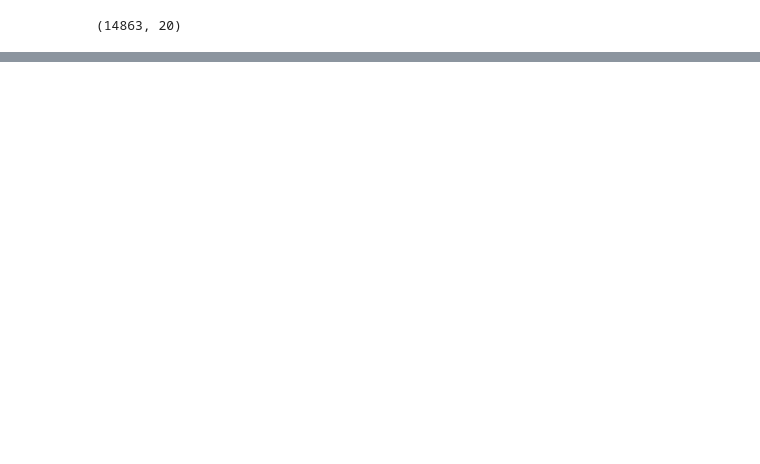
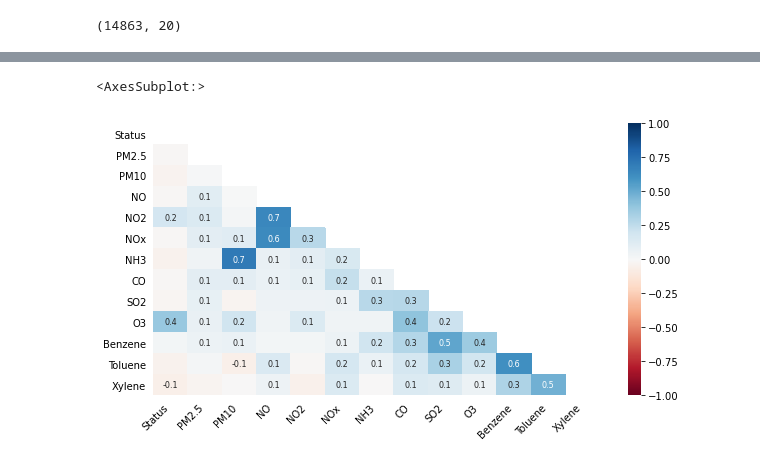
Before and after one commit to harikrish242/ICT_Main_Project, a Jupyter notebook: Air quality index predictor_main_project.ipynb, the cells around one changed output, grey strips where cells are left out. Cells and saved outputs as stored; diff of their text form; code cells hidden in the pictures; blank space fills up the shorter version.

```diff
--- a/Air quality index predictor_main_project.ipynb
+++ b/Air quality index predictor_main_project.ipynb
@@ -40,0 +121,7 @@ df3.shape
+# %%
+#importing missino package and plotting a heatmp to understand the correlation of missing value with each columns
+import missingno as msno
+msno.heatmap(df_EDA,figsize = (10,5),fontsize=10)
+# %% [output]
+<AxesSubplot:>
+[figure, added]
```
Also changed, not shown: parts of 33 cells of this notebook.
